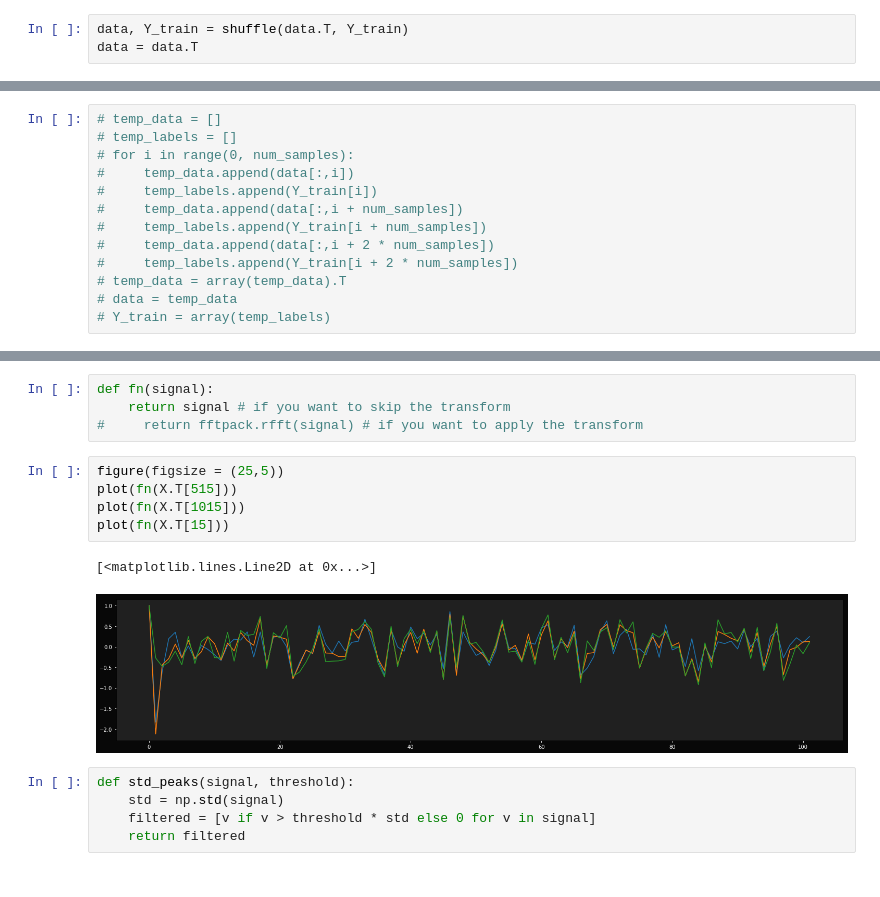
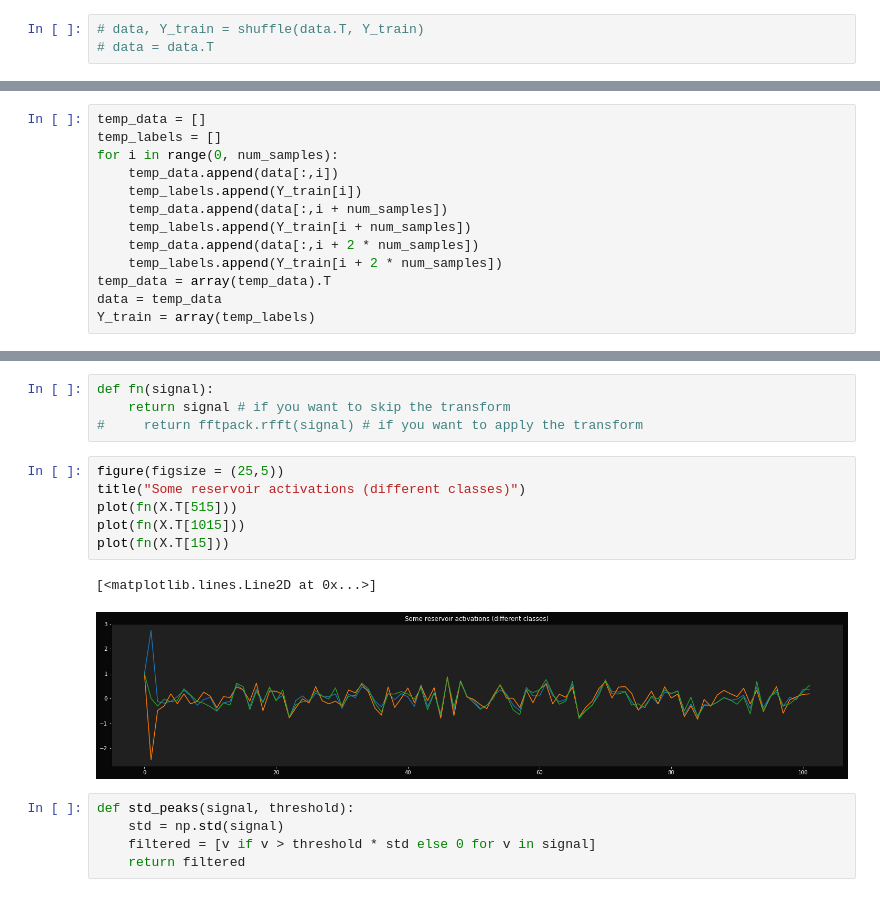
Before and after one commit to mizvol/miniESN, a Jupyter notebook: Adaptation.ipynb, the cells around one changed output, grey strips where cells are left out. Cells and saved outputs as stored; diff of their text form.

Commit message:
Test when the shuffle is ordered (1,2,3, 1,2,3, etc.)

```diff
--- a/Adaptation.ipynb
+++ b/Adaptation.ipynb
@@ -62,23 +64,23 @@ Note: choose a particular shuffling strategy
 # %% [markdown]
 * Random
 # %%
-data, Y_train = shuffle(data.T, Y_train)
-data = data.T
+# data, Y_train = shuffle(data.T, Y_train)
+# data = data.T
 # %% [markdown]
 * Classes one by one
 # %%
-# temp_data = []
-# temp_labels = []
-# for i in range(0, num_samples):
-#     temp_data.append(data[:,i])
-#     temp_labels.append(Y_train[i])
-#     temp_data.append(data[:,i + num_samples])
-#     temp_labels.append(Y_train[i + num_samples])
-#     temp_data.append(data[:,i + 2 * num_samples])
-#     temp_labels.append(Y_train[i + 2 * num_samples])
-# temp_data = array(temp_data).T
-# data = temp_data
-# Y_train = array(temp_labels)
+temp_data = []
+temp_labels = []
+for i in range(0, num_samples):
+    temp_data.append(data[:,i])
+    temp_labels.append(Y_train[i])
+    temp_data.append(data[:,i + num_samples])
+    temp_labels.append(Y_train[i + num_samples])
+    temp_data.append(data[:,i + 2 * num_samples])
+    temp_labels.append(Y_train[i + 2 * num_samples])
+temp_data = array(temp_data).T
+data = temp_data
+Y_train = array(temp_labels)
 # %% [markdown]
 ### 2. Prep reservoir
 # %% [markdown]
@@ -177,12 +181,13 @@ def fn(signal):
 #     return fftpack.rfft(signal) # if you want to apply the transform
 # %%
 figure(figsize = (25,5))
+title("Some reservoir activations (different classes)")
 plot(fn(X.T[515]))
 plot(fn(X.T[1015]))
 plot(fn(X.T[15]))
 # %% [output]
 [<matplotlib.lines.Line2D at 0x...>]
-[figure, old version]
+[figure, new version]
 # %%
 def std_peaks(signal, threshold):
     std = np.std(signal)
```
Also changed, not shown: parts of 19 cells of this notebook, 1 other file.
